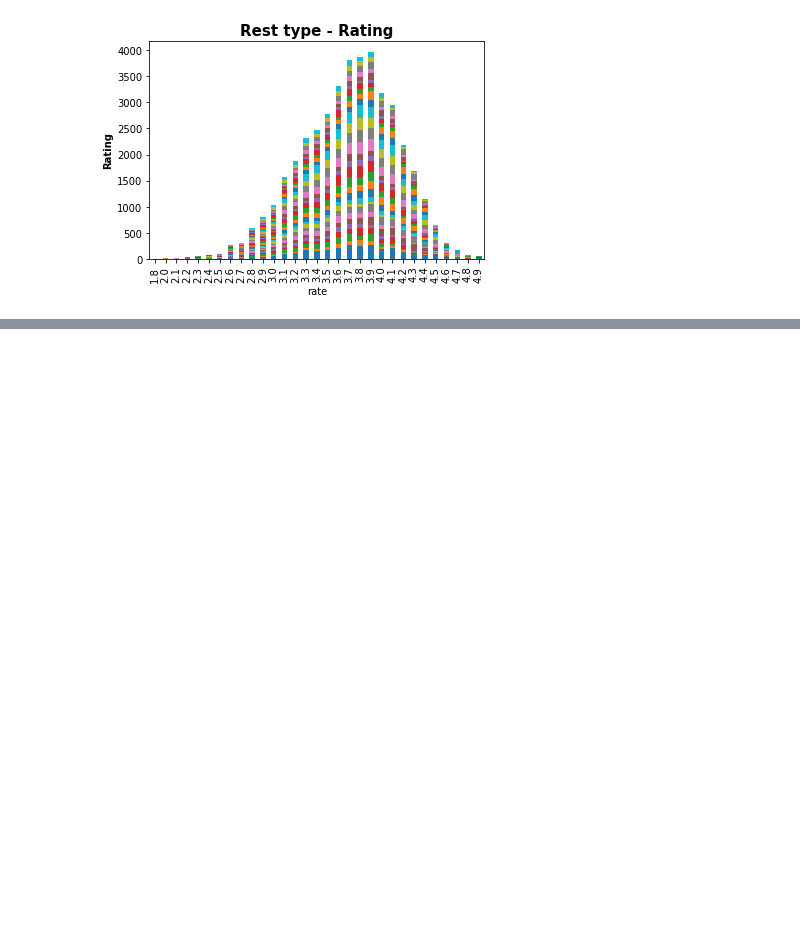
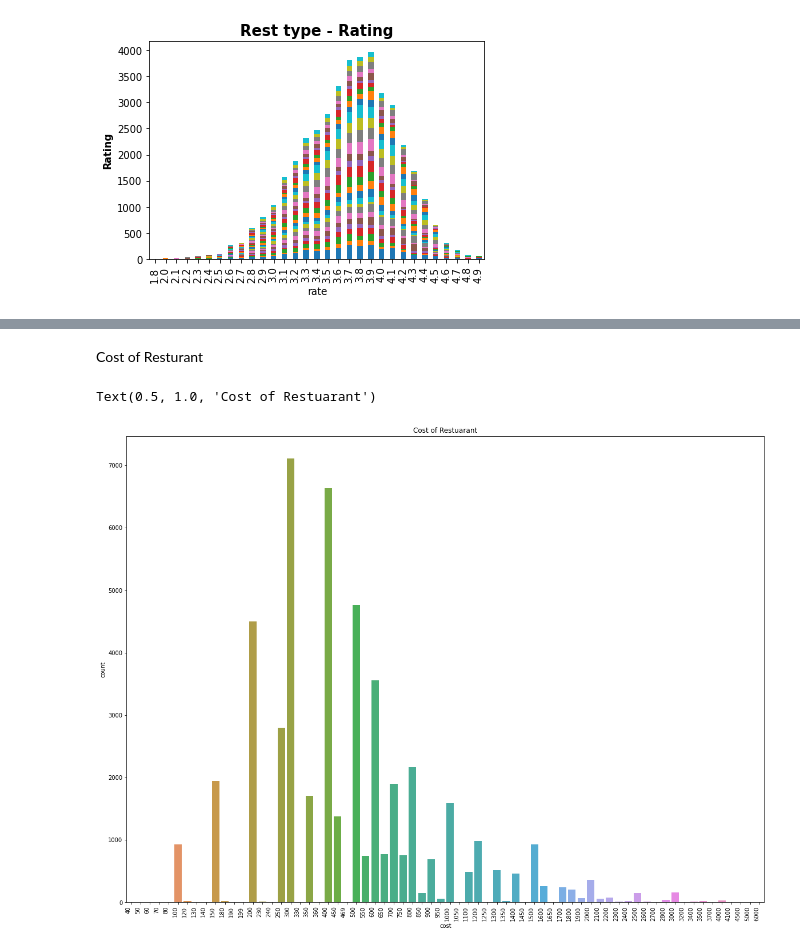
Before and after one commit to princepriyadarshi2017/ZOMATO-EDA, a Jupyter notebook: zomato_Eda.ipynb, the cells around one changed output, grey strips where cells are left out. Drawn from its saved outputs; the diff is of its cells as text; code cells hidden in the pictures; blank space fills up the shorter version.

```diff
--- a/zomato_Eda.ipynb
+++ b/zomato_Eda.ipynb
@@ -314,0 +324,10 @@ plt.legend().remove()
+# %% [markdown]
+Cost of Resturant
+# %%
+plt.figure(figsize=(20,15))
+sns.countplot(droped_df['cost'])
+sns.countplot(droped_df['cost']).set_xticklabels(sns.countplot(droped_df['cost']).get_xticklabels(),rotation=90,ha="right")
+plt.title('Cost of Restuarant')
+# %% [output]
+Text(0.5, 1.0, 'Cost of Restuarant')
+[figure, added]
```
Also changed, not shown: parts of 4 cells of this notebook.
